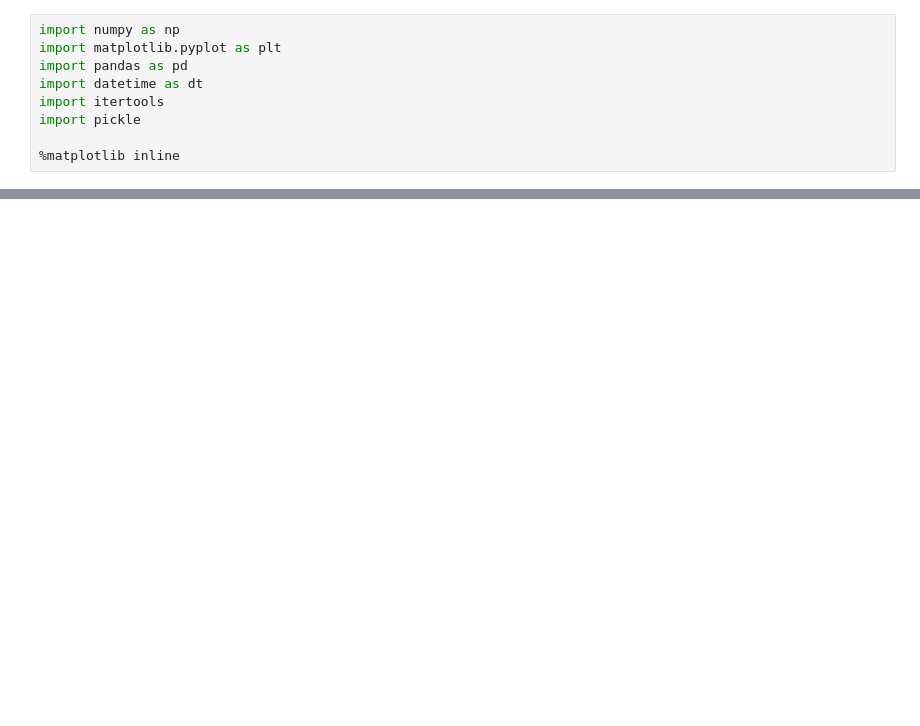
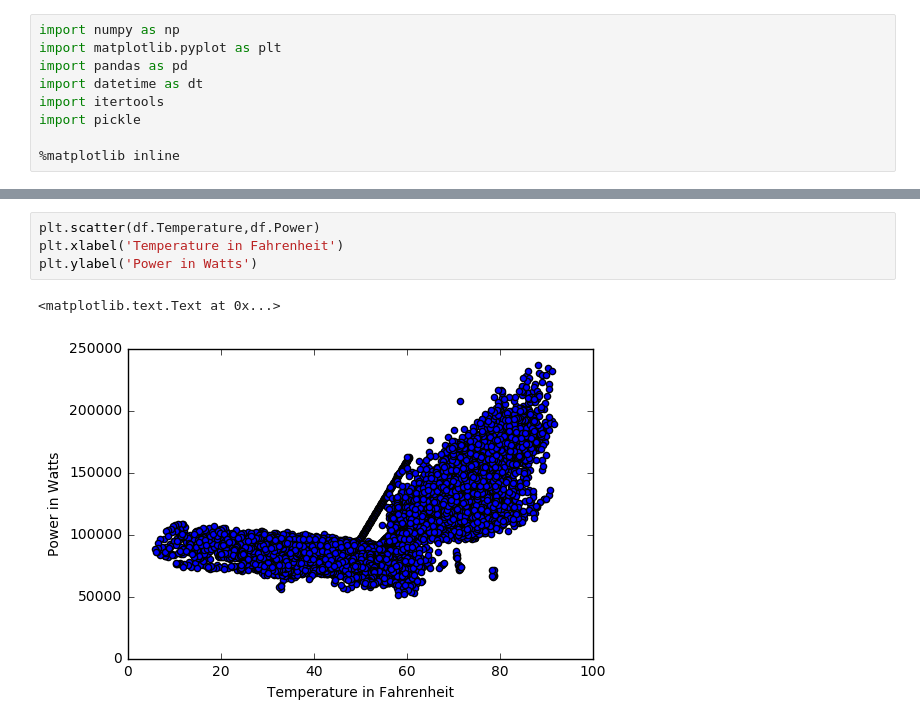
Before and after one commit to RaafeK/Project, a Jupyter notebook: Project_RSR.ipynb, the cells around one changed output, grey strips where cells are left out. Cells and saved outputs as stored; diff of their text form; blank space fills up the shorter version.

```diff
--- a/Project_RSR.ipynb
+++ b/Project_RSR.ipynb
@@ -57,0 +40,7 @@ plt.plot(alldata_nt)
+# %%
+plt.scatter(df.Temperature,df.Power)
+plt.xlabel('Temperature in Fahrenheit')
+plt.ylabel('Power in Watts')
+# %% [output]
+<matplotlib.text.Text at 0x...>
+[figure, added]
```
Also changed, not shown: parts of 23 cells of this notebook.
